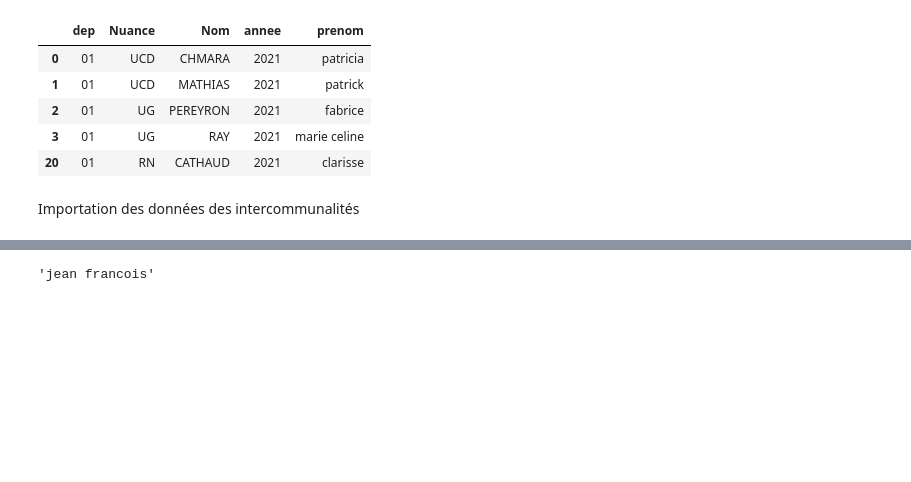
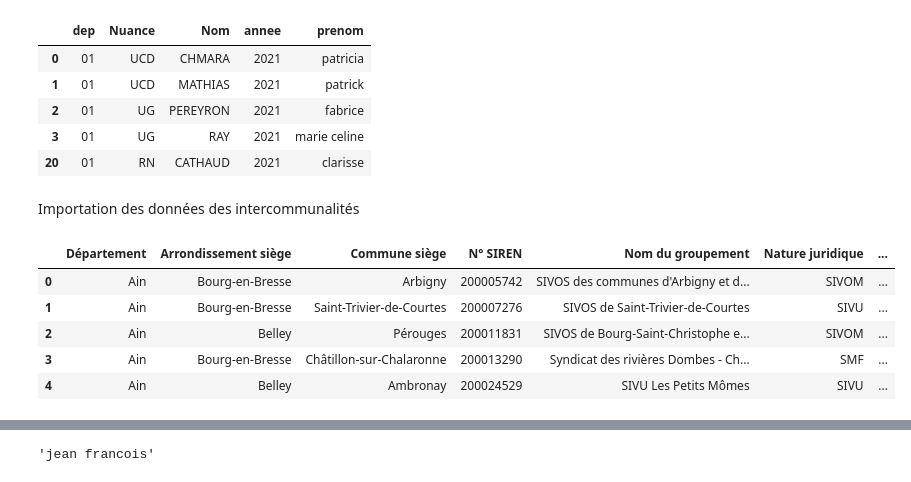
Before and after one commit to xdalp/projet3A, a Jupyter notebook: vote.ipynb, the cells around one changed output, grey strips where cells are left out. Saved outputs shown, nothing was run; the diff lists cells and outputs as text; code cells hidden in the pictures; blank space fills up the shorter version.

```diff
--- a/vote.ipynb
+++ b/vote.ipynb
@@ -227,3 +227,12 @@ liste_candidats_nuance.head()
 | 20 | 01 | RN | CATHAUD | 2021 | clarisse |
 # %% [markdown]
 Importation des données des intercommunalités
+# %%
+grp_2025.head()
+# %% [output]
+|  | Département | Arrondissement siège | Commune siège | N° SIREN | Nom du groupement | Nature juridique | ... |
+| 0 | Ain | Bourg-en-Bresse | Arbigny | 200005742 | SIVOS des communes d'Arbigny et d... | SIVOM | ... |
+| 1 | Ain | Bourg-en-Bresse | Saint-Trivier-de-Courtes | 200007276 | SIVOS de Saint-Trivier-de-Courtes | SIVU | ... |
+| 2 | Ain | Belley | Pérouges | 200011831 | SIVOS de Bourg-Saint-Christophe e... | SIVOM | ... |
+| 3 | Ain | Bourg-en-Bresse | Châtillon-sur-Chalaronne | 200013290 | Syndicat des rivières Dombes - Ch... | SMF | ... |
+| 4 | Ain | Belley | Ambronay | 200024529 | SIVU Les Petits Mômes | SIVU | ... |
```
Also changed, not shown: parts of 8 cells of this notebook.
